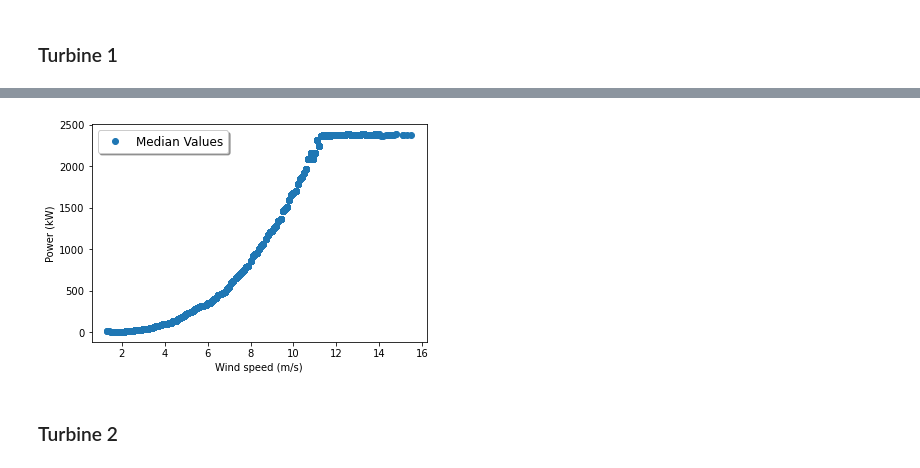
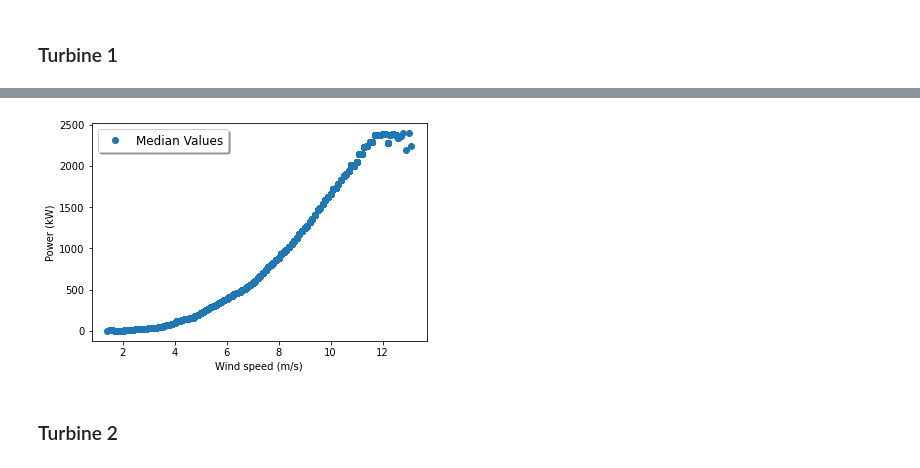
Before and after one commit to iuliaanton/Power_ME-Turbine, a Jupyter notebook: Data_Turbine_Cleaning.ipynb, the cells around one changed output, grey strips where cells are left out. Cells and saved outputs as stored; diff of their text form; code cells hidden in the pictures.

```diff
--- a/Data_Turbine_Cleaning.ipynb
+++ b/Data_Turbine_Cleaning.ipynb
@@ -30,0 +35,4 @@ df = df[['started','Date', 'Time', 'locname', 'plantno', 'power','wind']]
+# %%
+#transform from long to wide
+df2=df.pivot(index='valuetime', columns='valuename', values='value')
+df2.head(5)
@@ -30,0 +88,18 @@ df = df[['started','Date', 'Time', 'locname', 'plantno', 'power','wind']]
+# %%
+#Split value time column into two columns
+dfcalc[['Date','Time']] = dfcalc.valuetime.str.split(" ",expand=True,)
+#change the order of the columns
+dfcalc = dfcalc[['Date', 'Time', 'Loc/Wec/CalcP', 'Loc/Wec/CalcVwind']]
+dfcalc.head(5)
+
+#Split value time column into two columns
+dft1[['Date','Time']] = dft1.valuetime.str.split(" ",expand=True,)
+#change the order of the columns
+dft1 = dft1[['Date', 'Time', 'Loc/Wec/Plant1/P', 'Loc/Wec/Plant1/Vwind']]
+dft1.head(5)
+
+#Split value time column into two columns
+dft2[['Date','Time']] = dft2.valuetime.str.split(" ",expand=True,)
+#change the order of the columns
+dft2 = dft2[['Date', 'Time', 'Loc/Wec/Plant2/P', 'Loc/Wec/Plant2/Vwind']]
+dft2.head(5)
@@ -31,5 +113,7 @@ df = df[['started','Date', 'Time', 'locname', 'plantno', 'power','wind']]
 # %%
 #change time format
-df['Time'] = pd.to_datetime(df['Time']).dt.strftime('%H:%M:%S')
-df
+dfcalc['Time'] = pd.to_datetime(dfcalc['Time']).dt.strftime('%H:%M:%S')
+dft1['Time'] = pd.to_datetime(dft1['Time']).dt.strftime('%H:%M:%S')
+dft2['Time'] = pd.to_datetime(dft2['Time']).dt.strftime('%H:%M:%S')
+dft2.head(5)
 # %% [output]
@@ -222,16 +255,16 @@ df_hourly_2[(df_hourly_2.wind == 1.4)]
 ### Turbine 1
 # %%
 #empthy df
-df_1 = pd.DataFrame()
+df_t1 = pd.DataFrame()
 
 #group by wind and calculate the median power
-df_1['Median_power'] = df_hourly_1.groupby('wind')['power'].transform('median')
+df_t1['Median_power'] = dft1.groupby('Loc/Wec/Plant1/Vwind')['Loc/Wec/Plant1/P'].transform('median')
 
 #append new median power values to df
-df_hourly_1 = pd.concat([df_hourly_1, df_1], axis=1, join="inner")
+dft1 = pd.concat([dft1, df_t1], axis=1, join="inner")
 
 #store df
-%store df_hourly_1
+%store dft1
 
-df_hourly_1
+dft1.head(5)
 # %% [output]
@@ -252,15 +278,15 @@ Stored 'df_hourly_1' (DataFrame)
 # %%
+fig, ax = plt.subplots()
 
-fig, ax = plt.subplots()
-ax.plot(df_hourly_1["wind"], df_hourly_1["Median_power"],"o",label='Median Values')
+ax.plot(dft1["Loc/Wec/Plant1/Vwind"], dft1["Median_power"],"o",label='Median Values')
 
 plt.xlabel("Wind speed (m/s)")
 plt.ylabel("Power (kW)")
 
 legend = ax.legend(loc='upper left', shadow=True, fontsize='large')
 plt.show()
 # %% [output]
-[figure, old version]
+[figure, new version]
 # %% [markdown]
 ### Turbine 2
 # %%
```
Also changed, not shown: parts of 30 cells of this notebook.
